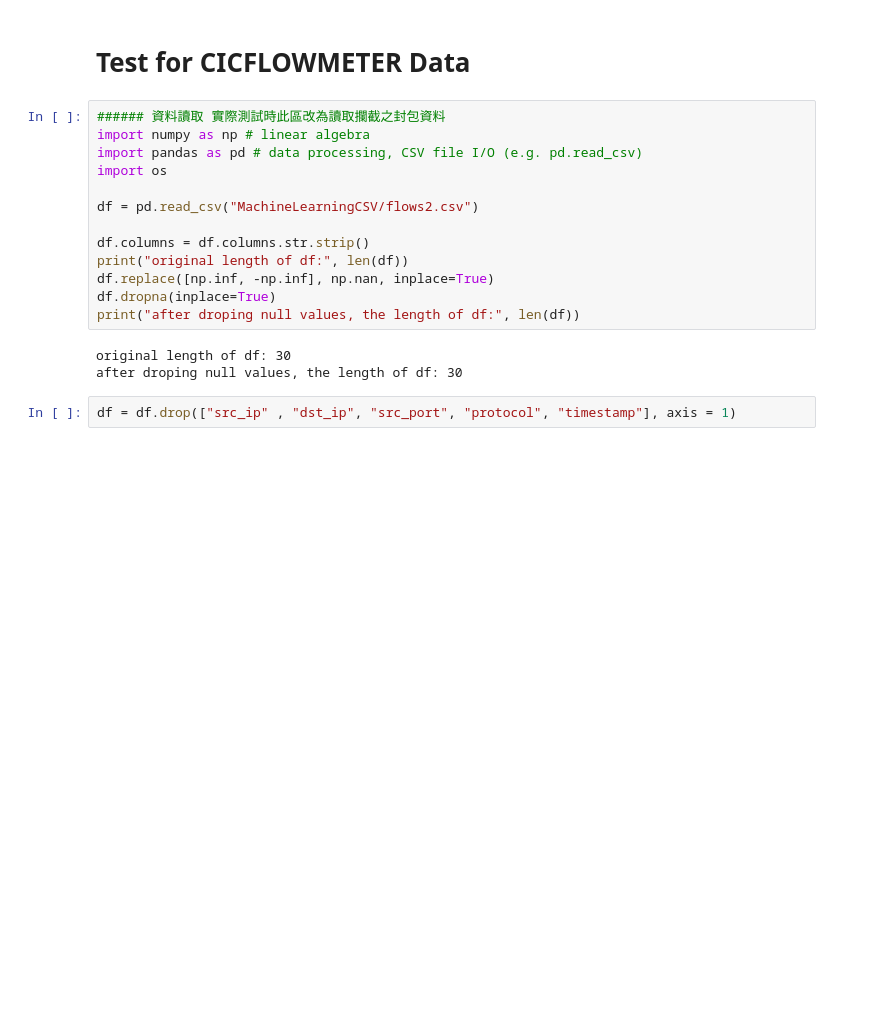
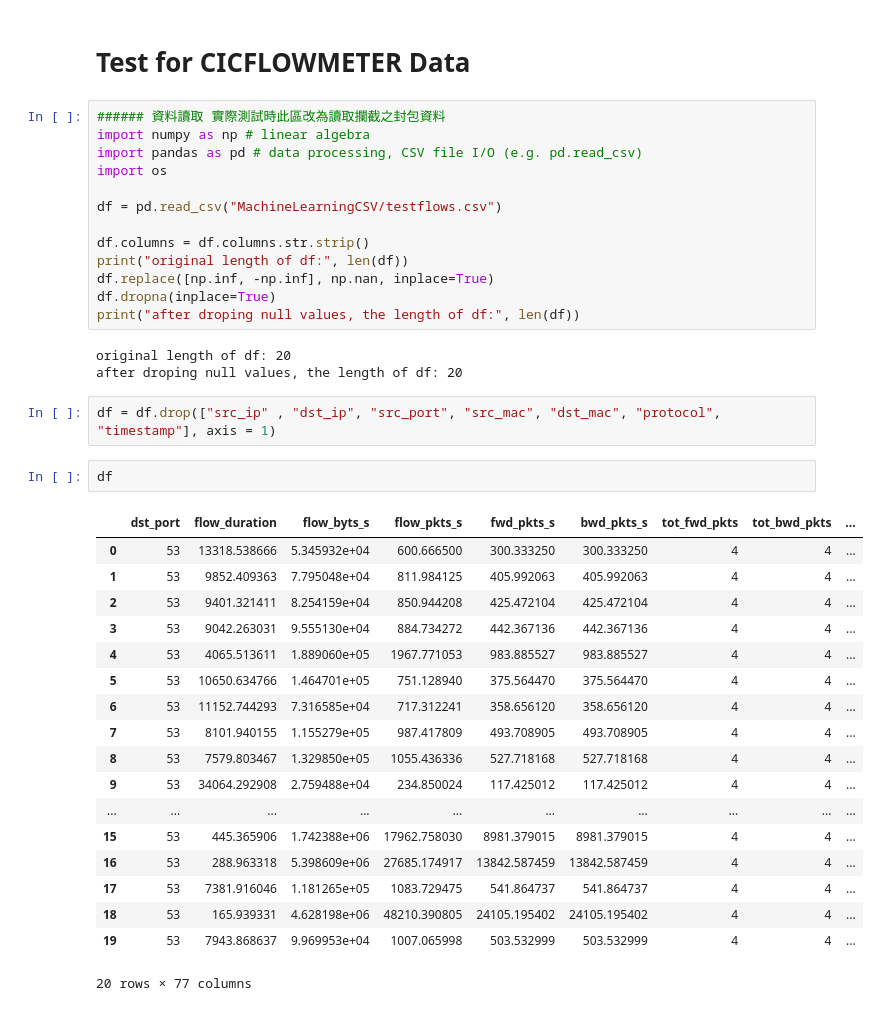
Before and after one commit to 0222826398/AIBOX_model, a Jupyter notebook: formodel.ipynb, the cells around one changed output. Saved outputs shown, nothing was run; the diff lists cells and outputs as text; blank space fills up the shorter version.

```diff
--- a/formodel.ipynb
+++ b/formodel.ipynb
@@ -174,7 +172,7 @@ import numpy as np # linear algebra
 import pandas as pd # data processing, CSV file I/O (e.g. pd.read_csv)
 import os
 
-df = pd.read_csv("MachineLearningCSV/flows2.csv")
+df = pd.read_csv("MachineLearningCSV/testflows.csv")
 
 df.columns = df.columns.str.strip()
 print("original length of df:", len(df))
@@ -182,10 +180,31 @@ df.replace([np.inf, -np.inf], np.nan, inplace=True)
 df.dropna(inplace=True)
 print("after droping null values, the length of df:", len(df))
 # %% [output]
-original length of df: 30
-after droping null values, the length of df: 30
+original length of df: 20
+after droping null values, the length of df: 20
 # %%
-df = df.drop(["src_ip" , "dst_ip", "src_port", "protocol", "timestamp"], axis = 1)
+df = df.drop(["src_ip" , "dst_ip", "src_port", "src_mac", "dst_mac", "protocol", "timestamp"], axis = 1)
+# %%
+df
+# %% [output]
+|  | dst_port | flow_duration | flow_byts_s | flow_pkts_s | fwd_pkts_s | bwd_pkts_s | tot_fwd_pkts | tot_bwd_pkts | ... |
+| 0 | 53 | 13318.538666 | 5.345932e+04 | 600.666500 | 300.333250 | 300.333250 | 4 | 4 | ... |
+| 1 | 53 | 9852.409363 | 7.795048e+04 | 811.984125 | 405.992063 | 405.992063 | 4 | 4 | ... |
+| 2 | 53 | 9401.321411 | 8.254159e+04 | 850.944208 | 425.472104 | 425.472104 | 4 | 4 | ... |
+| 3 | 53 | 9042.263031 | 9.555130e+04 | 884.734272 | 442.367136 | 442.367136 | 4 | 4 | ... |
+| 4 | 53 | 4065.513611 | 1.889060e+05 | 1967.771053 | 983.885527 | 983.885527 | 4 | 4 | ... |
+| 5 | 53 | 10650.634766 | 1.464701e+05 | 751.128940 | 375.564470 | 375.564470 | 4 | 4 | ... |
+| 6 | 53 | 11152.744293 | 7.316585e+04 | 717.312241 | 358.656120 | 358.656120 | 4 | 4 | ... |
+| 7 | 53 | 8101.940155 | 1.155279e+05 | 987.417809 | 493.708905 | 493.708905 | 4 | 4 | ... |
+| 8 | 53 | 7579.803467 | 1.329850e+05 | 1055.436336 | 527.718168 | 527.718168 | 4 | 4 | ... |
+| 9 | 53 | 34064.292908 | 2.759488e+04 | 234.850024 | 117.425012 | 117.425012 | 4 | 4 | ... |
+| ... | ... | ... | ... | ... | ... | ... | ... | ... | ... |
+| 15 | 53 | 445.365906 | 1.742388e+06 | 17962.758030 | 8981.379015 | 8981.379015 | 4 | 4 | ... |
+| 16 | 53 | 288.963318 | 5.398609e+06 | 27685.174917 | 13842.587459 | 13842.587459 | 4 | 4 | ... |
+| 17 | 53 | 7381.916046 | 1.181265e+05 | 1083.729475 | 541.864737 | 541.864737 | 4 | 4 | ... |
+| 18 | 53 | 165.939331 | 4.628198e+06 | 48210.390805 | 24105.195402 | 24105.195402 | 4 | 4 | ... |
+| 19 | 53 | 7943.868637 | 9.969953e+04 | 1007.065998 | 503.532999 | 503.532999 | 4 | 4 | ... |
+20 rows × 77 columns
 # %%
 # data split and preprocess
 from sklearn.model_selection import train_test_split
```
Also changed, not shown: parts of 3 cells of this notebook.
